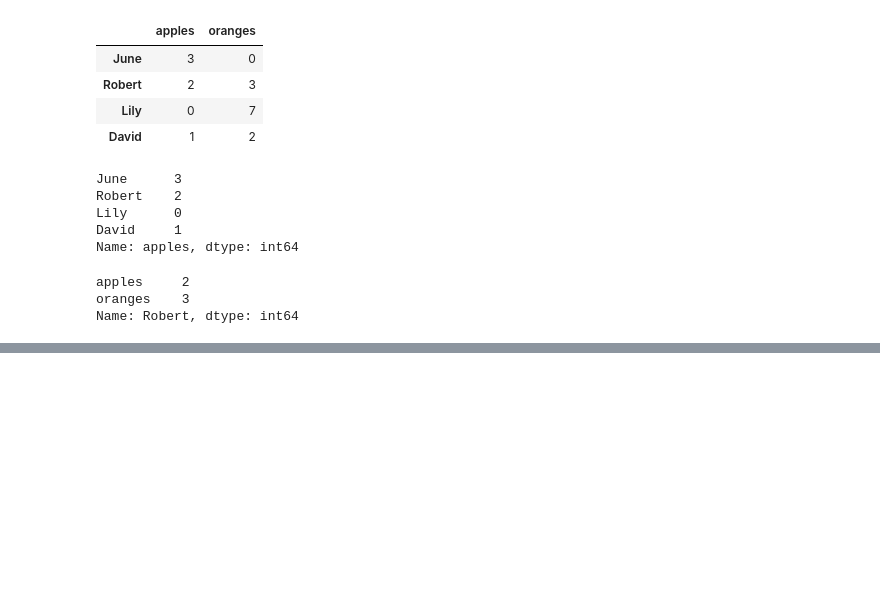
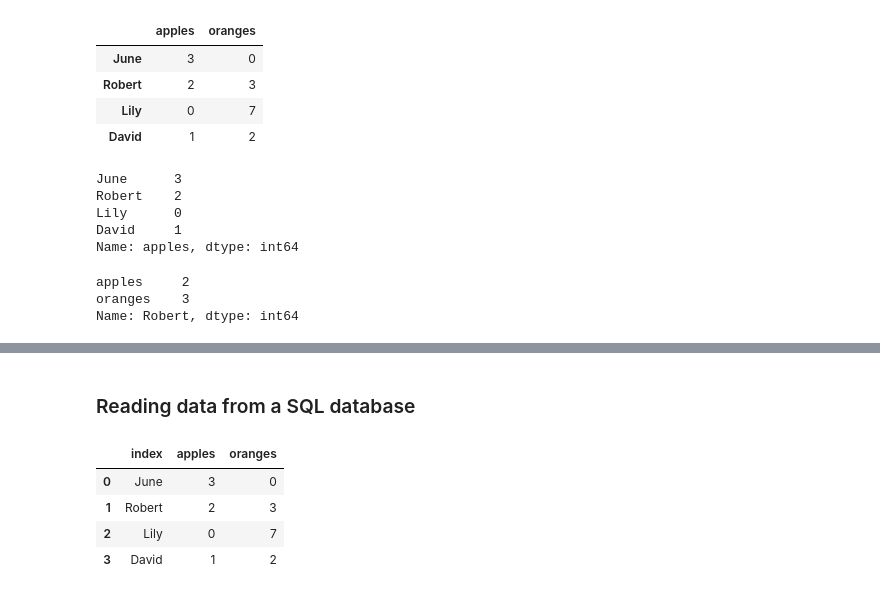
Before and after one commit to fmmb/2020-Aula-Estruturas-Dados, a Jupyter notebook: pandas-fundamentals.ipynb, the cells around one changed output, grey strips where cells are left out. Drawn from its saved outputs; the diff is of its cells as text; code cells hidden in the pictures; blank space fills up the shorter version.

```diff
--- a/pandas-fundamentals.ipynb
+++ b/pandas-fundamentals.ipynb
@@ -147,0 +187,13 @@ ValueError: Table 'purchases' already exists.
+# %% [markdown]
+### Reading data from a SQL database
+# %%
+import sqlite3
+con = sqlite3.connect("dados/purchases.sqlite3")
+df = pd.read_sql_query("SELECT * FROM purchases", con)
+df
+# %% [output]
+|  | index | apples | oranges |
+| 0 | June | 3 | 0 |
+| 1 | Robert | 2 | 3 |
+| 2 | Lily | 0 | 7 |
+| 3 | David | 1 | 2 |
```
Also changed, not shown: parts of 14 cells of this notebook, 2 other files.
